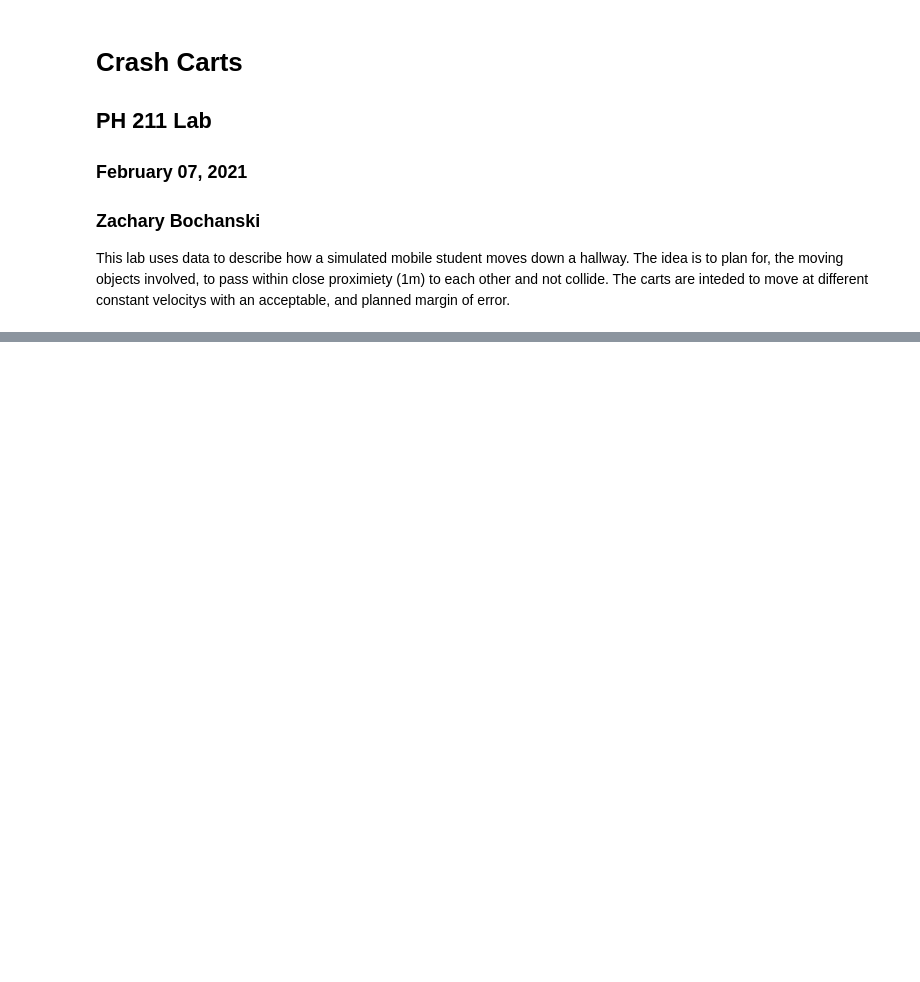
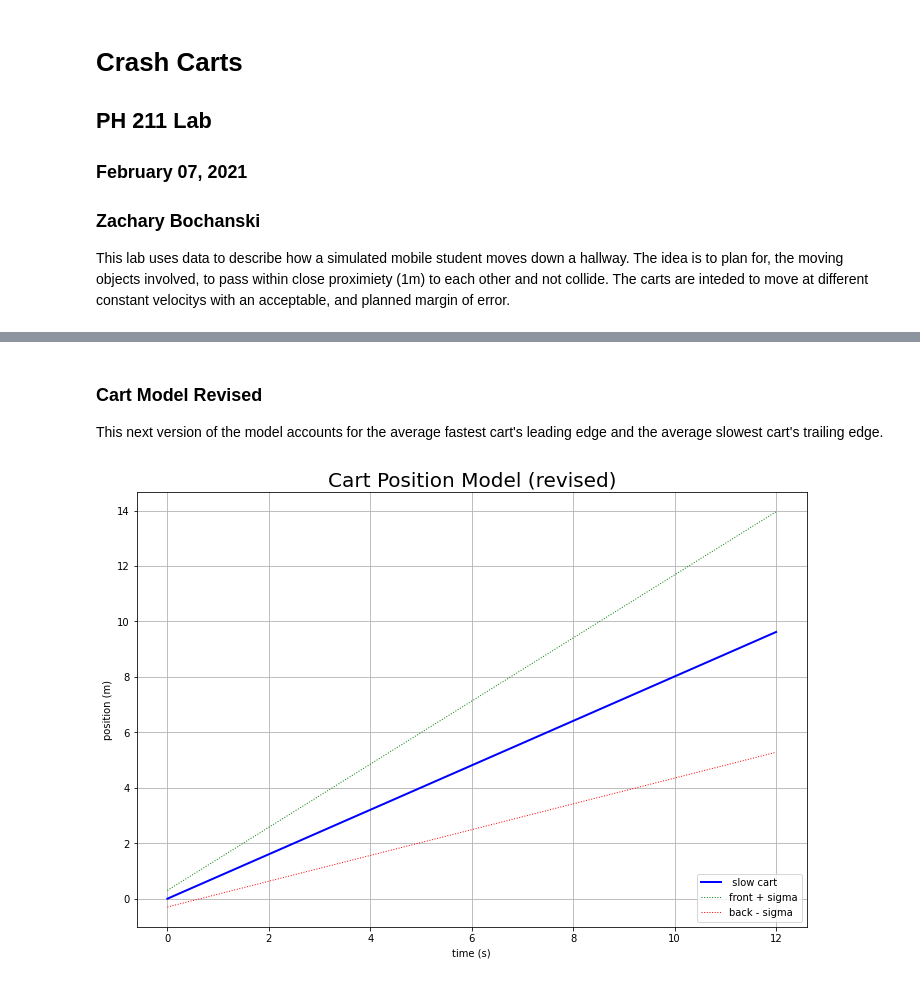
Before and after one commit to ztbochanski/ph211labs, a Jupyter notebook: lab4-crash-carts/lab4-crash-carts.ipynb, the cells around one changed output, grey strips where cells are left out. Saved outputs shown, nothing was run; the diff lists cells and outputs as text; code cells hidden in the pictures; blank space fills up the shorter version.

```diff
--- a/lab4-crash-carts/lab4-crash-carts.ipynb
+++ b/lab4-crash-carts/lab4-crash-carts.ipynb
@@ -32,0 +157,30 @@ fast_data = [2.49, 2.73, 1.96, 2.37, 1.52, 1.85]
+# %%
+# Faster front, slower rear
+front_slow_fast = slow_mean + slow_sigma
+back_slow_slow = slow_mean - slow_sigma
+
+# Location of edges
+frontSFX = (model_slow_initial + front_offset) + front_slow_fast*model_time
+backSSX = (model_slow_initial - back_offset) + back_slow_slow*model_time
+# %% [markdown]
+### Cart Model Revised
+
+This next version of the model accounts for the average fastest cart's leading edge and the average slowest cart's trailing edge.
+# %%
+fig3, ax3 = plt.subplots()
+
+ax3.plot(model_time, model_slow_x, color = 'blue', linestyle = '-', linewidth = 2., label = " slow cart")
+ax3.plot(model_time, frontSFX, color = 'green', linestyle = ':', linewidth = 1., label = "front + sigma")
+ax3.plot(model_time, backSSX, color = 'red', linestyle = ':', linewidth = 1., label = "back - sigma")
+
+# Labels
+plt.xlabel('time (s)', fontsize = 10)
+plt.ylabel('position (m)', fontsize = 10)
+plt.title('Cart Position Model (revised)', fontsize = 20)
+
+ax3.grid()
+fig3.set_size_inches(12, 8)
+plt.legend(loc= 4)
+plt.show()
+# %% [output]
+[figure, added]
```
Also changed, not shown: parts of 24 cells of this notebook.
